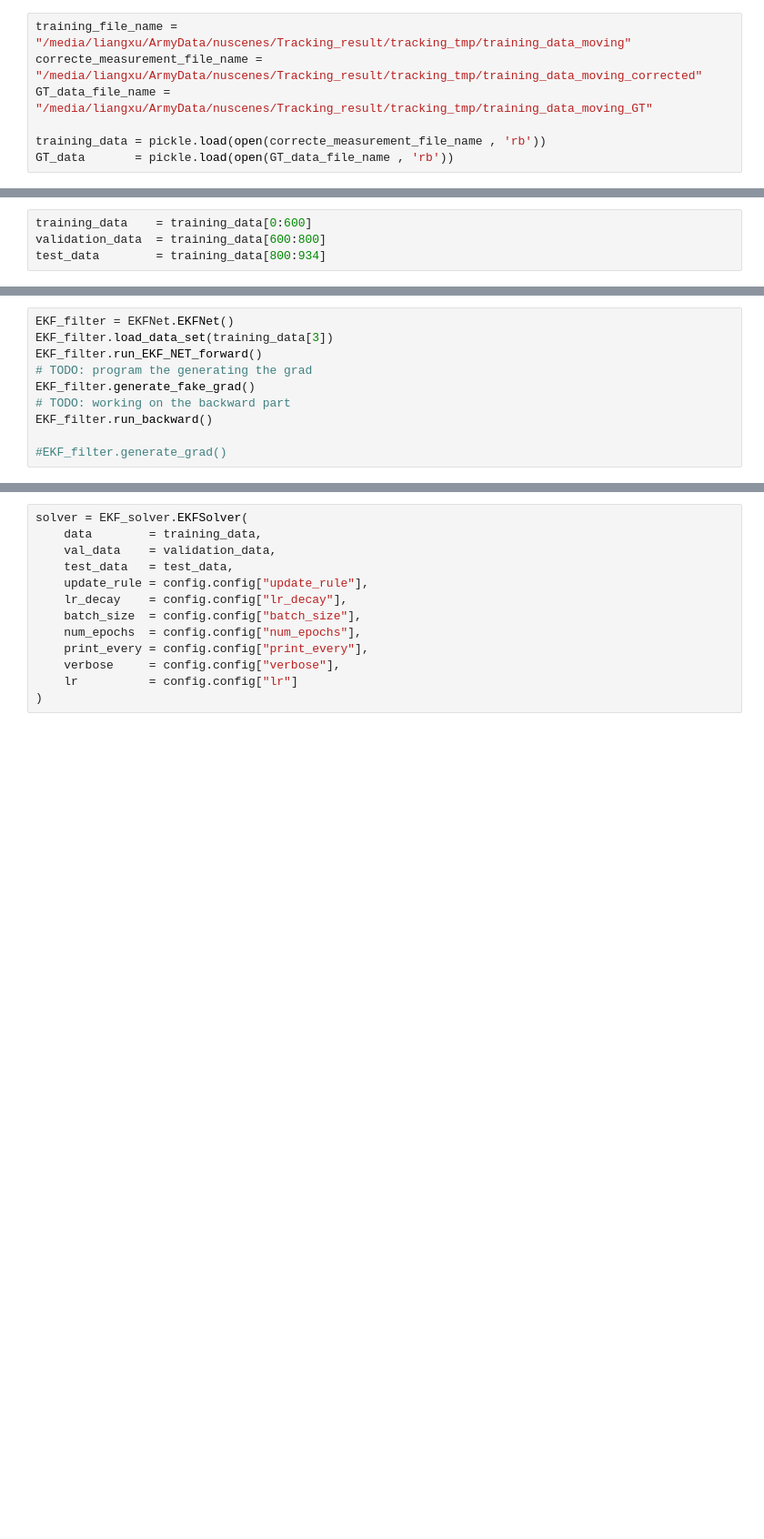
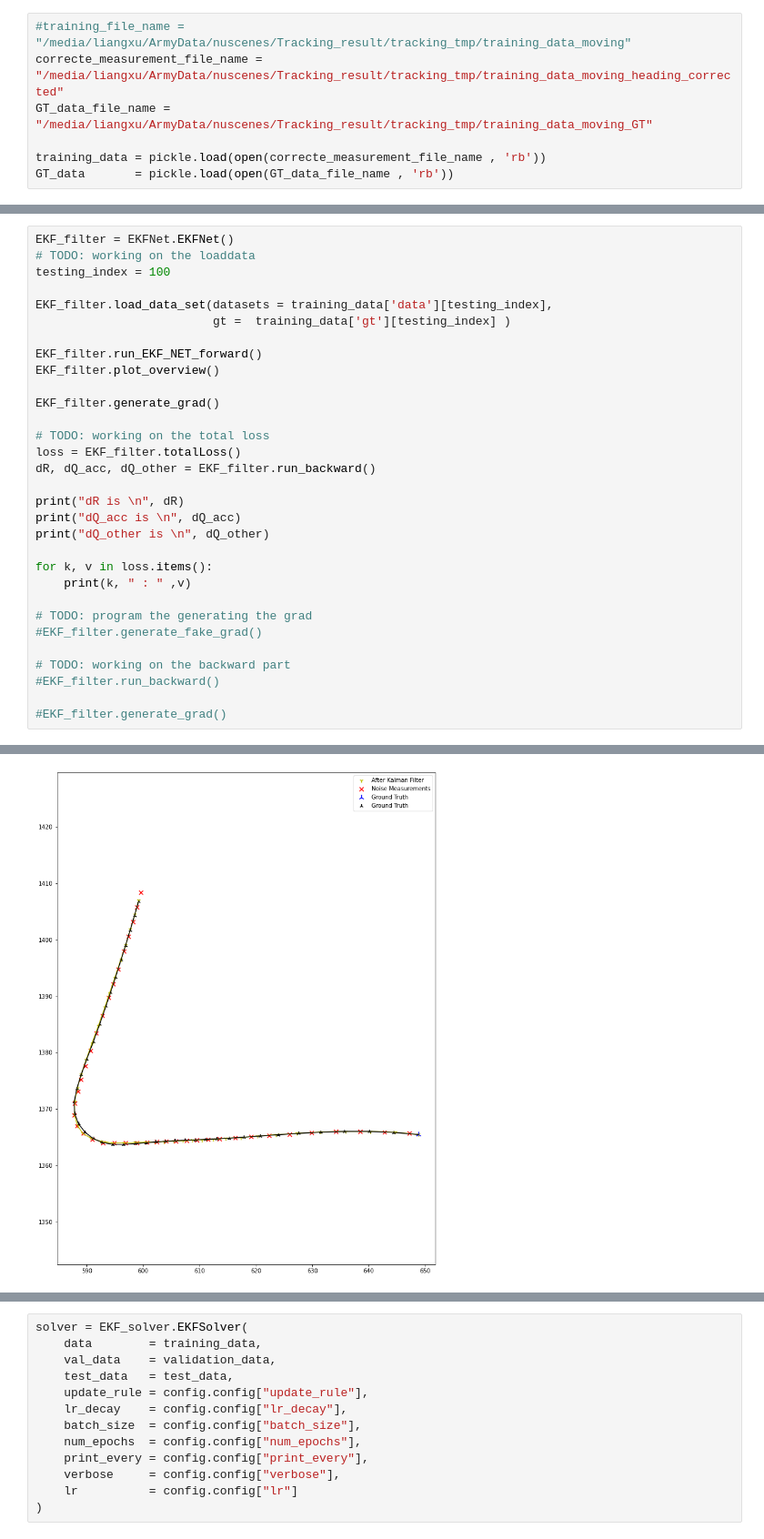
Before and after one commit to abysmalocean/3D_tracking, a Jupyter notebook: DEV/Tracking/Training_test.ipynb, the cells around one changed output, grey strips where cells are left out. Shown: that part at 91% size. Saved outputs shown, nothing was run; the diff lists cells and outputs as text; blank space fills up the shorter version.

```diff
--- a/DEV/Tracking/Training_test.ipynb
+++ b/DEV/Tracking/Training_test.ipynb
@@ -23,6 +27,6 @@ from EKFNet import config
 # %%
-training_file_name = "/media/liangxu/ArmyData/nuscenes/Tracking_result/tracking_tmp/training_data_moving"
-correcte_measurement_file_name = "/media/liangxu/ArmyData/nuscenes/Tracking_result/tracking_tmp/training_data_moving_corrected"
+#training_file_name = "/media/liangxu/ArmyData/nuscenes/Tracking_result/tracking_tmp/training_data_moving"
+correcte_measurement_file_name = "/media/liangxu/ArmyData/nuscenes/Tracking_result/tracking_tmp/training_data_moving_heading_corrected"
 GT_data_file_name = "/media/liangxu/ArmyData/nuscenes/Tracking_result/tracking_tmp/training_data_moving_GT"
 
 training_data = pickle.load(open(correcte_measurement_file_name , 'rb'))
@@ -34,4 +37,0 @@ Total Length of the data  934
-# %%
-training_data    = training_data[0:600]
-validation_data  = training_data[600:800]
-test_data        = training_data[800:934]
@@ -38,11 +61,32 @@ test_data        = training_data[800:934]
 # %%
 EKF_filter = EKFNet.EKFNet()
-EKF_filter.load_data_set(training_data[3])
+# TODO: working on the loaddata
+testing_index = 100
+
+EKF_filter.load_data_set(datasets = training_data['data'][testing_index],
+                         gt =  training_data['gt'][testing_index] )
+
 EKF_filter.run_EKF_NET_forward()
+EKF_filter.plot_overview()
+
+EKF_filter.generate_grad()
+
+# TODO: working on the total loss
+loss = EKF_filter.totalLoss()
+dR, dQ_acc, dQ_other = EKF_filter.run_backward()
+
+print("dR is \n", dR)
+print("dQ_acc is \n", dQ_acc)
+print("dQ_other is \n", dQ_other)
+
+for k, v in loss.items():
+    print(k, " : " ,v)
+
 # TODO: program the generating the grad
-EKF_filter.generate_fake_grad()
+#EKF_filter.generate_fake_grad()
+
 # TODO: working on the backward part
-EKF_filter.run_backward()
+#EKF_filter.run_backward()
 
 #EKF_filter.generate_grad()
 # %% [output]
@@ -49,0 +96 @@ Uncertainty aware with EKF filter
+[figure, added]
```
Also changed, not shown: parts of 4 cells of this notebook, 8 other files.
